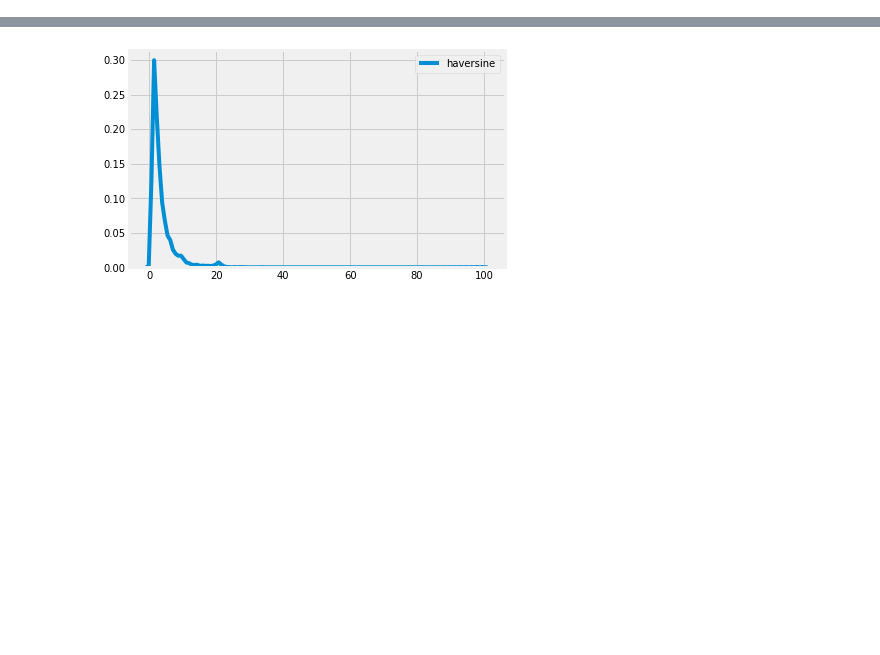
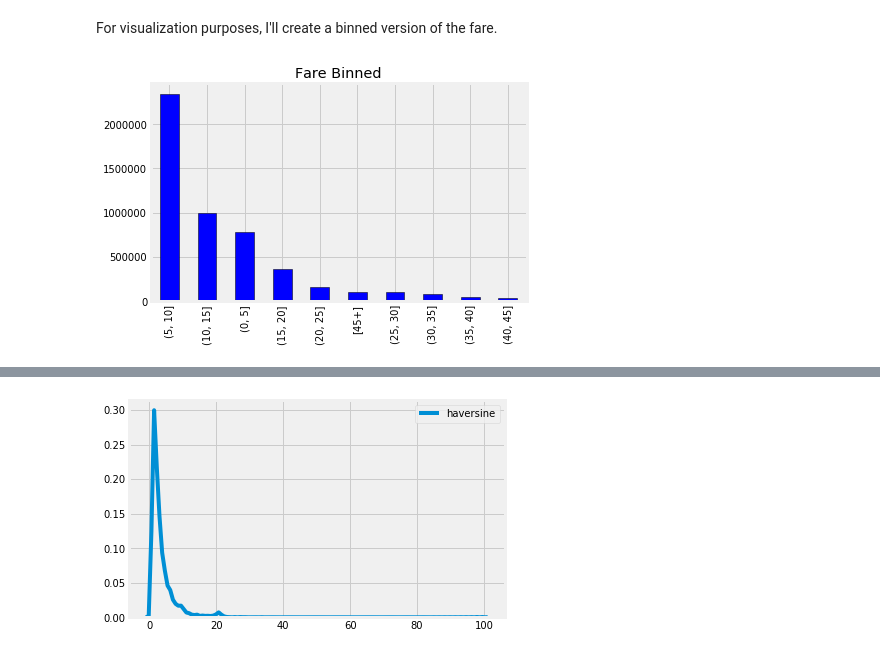
Before and after one commit to WillKoehrsen/taxi-fare, a Jupyter notebook: Start Simple.ipynb, the cells around one changed output, grey strips where cells are left out. Cells and saved outputs as stored; diff of their text form; code cells hidden in the pictures; blank space fills up the shorter version.

```diff
--- a/Start Simple.ipynb
+++ b/Start Simple.ipynb
@@ -137,0 +86,11 @@ sns.kdeplot(data['haversine']);
+# %%
+data = data[data['fare_amount'].between(left = 0, right = 100)]
+# %% [markdown]
+For visualization purposes, I'll create a binned version of the fare.
+# %%
+data['fare-bin'] = pd.cut(data['fare_amount'], bins = list(range(0, 50, 5))).astype(str)
+data.loc[data['fare-bin'] == 'nan', 'fare-bin'] = '[45+]'
+data['fare-bin'].value_counts().plot.bar(color = 'b', edgecolor = 'k');
+plt.title('Fare Binned');
+# %% [output]
+[figure, added]
```
Also changed, not shown: parts of 83 cells of this notebook, 1 other file.
